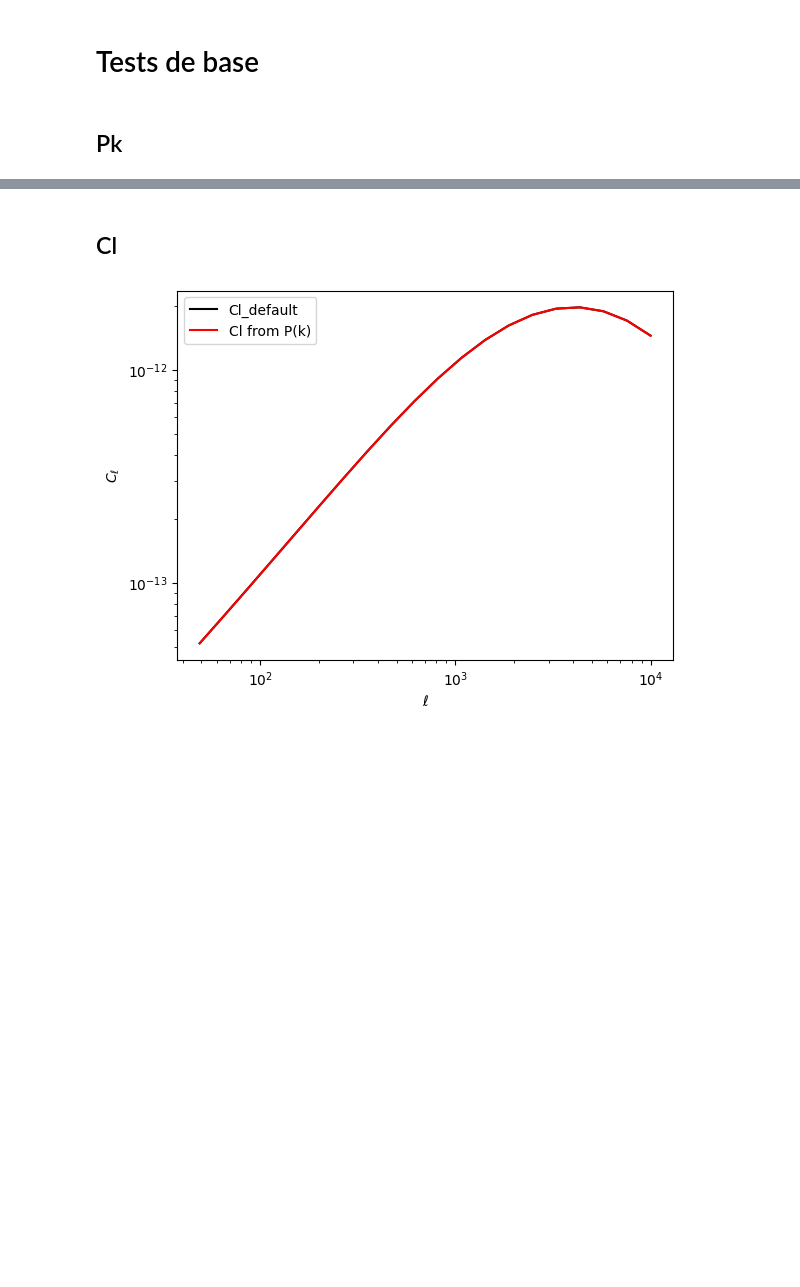
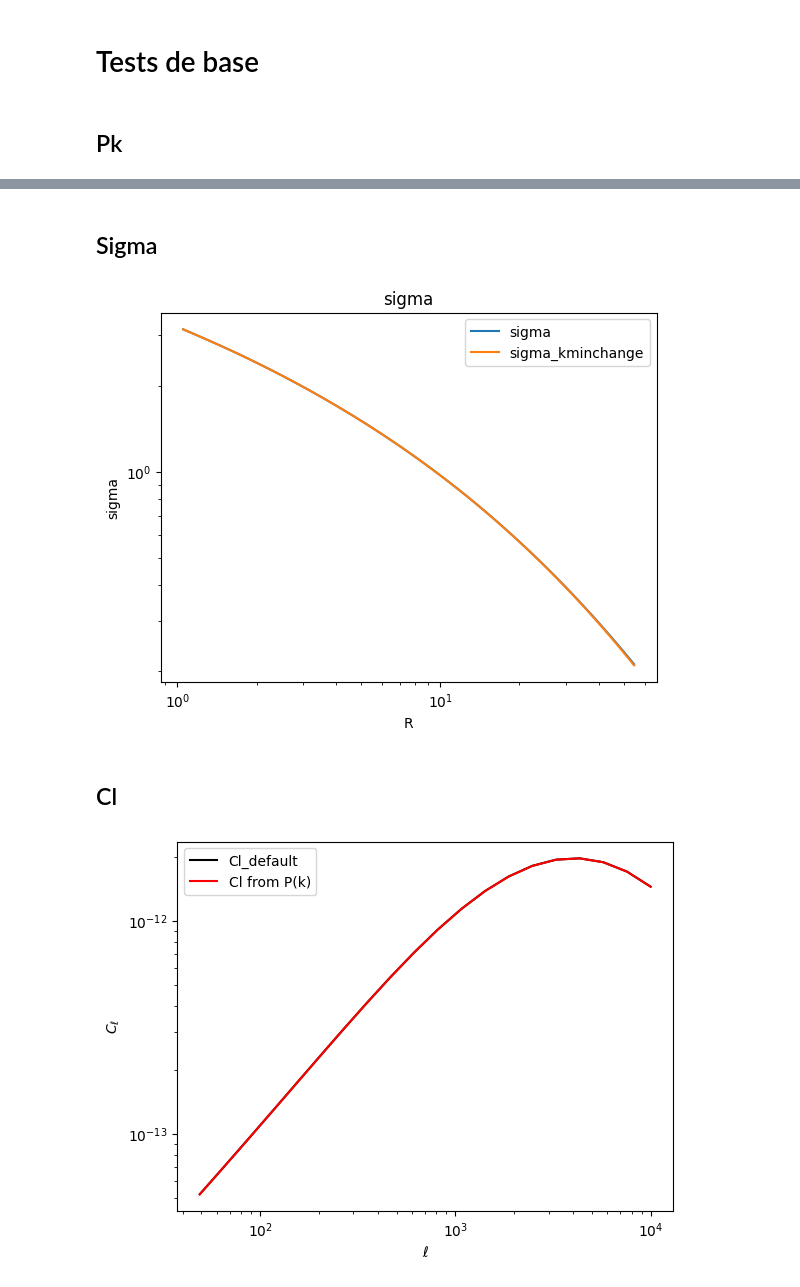
Before and after one commit to Thomas054/My_hmf, a Jupyter notebook: Cobaya/Avec_modifs/tests_modifs_cobaya.ipynb, the cells around one changed output, grey strips where cells are left out. Cells and saved outputs as stored; diff of their text form; code cells hidden in the pictures; blank space fills up the shorter version.

```diff
--- a/Cobaya/Avec_modifs/tests_modifs_cobaya.ipynb
+++ b/Cobaya/Avec_modifs/tests_modifs_cobaya.ipynb
@@ -26,3 +33,27 @@ plt.show()
+# %% [markdown]
+## Sigma
+# %%
+data = np.loadtxt(path+"sigma.txt", skiprows=1)
+data_kminchange = np.loadtxt(path+"sigma_kminchange.txt", skiprows=1)
+
+# Sépare les colonnes
+R = data[:, 0]  # 1ère colonne
+sigma = data[:, 1]  # 2ème colonne
+R_kminchange = data_kminchange[:, 0]  # 1ère colonne
+sigma_kminchange = data_kminchange[:, 1]  # 2ème colonne
+
+plt.plot(R, sigma, label='sigma')
+plt.plot(R_kminchange, sigma_kminchange, label='sigma_kminchange')
+plt.xscale('log')
+plt.yscale('log')
+plt.xlabel("R")
+plt.ylabel("sigma")
+plt.title('sigma')
+plt.legend()
+# plt.grid()
+plt.show()
+# %% [output]
+[figure, added]
 # %% [markdown]
 ## Cl
 # %%
```
Also changed, not shown: parts of 11 cells of this notebook, 8 other files.
